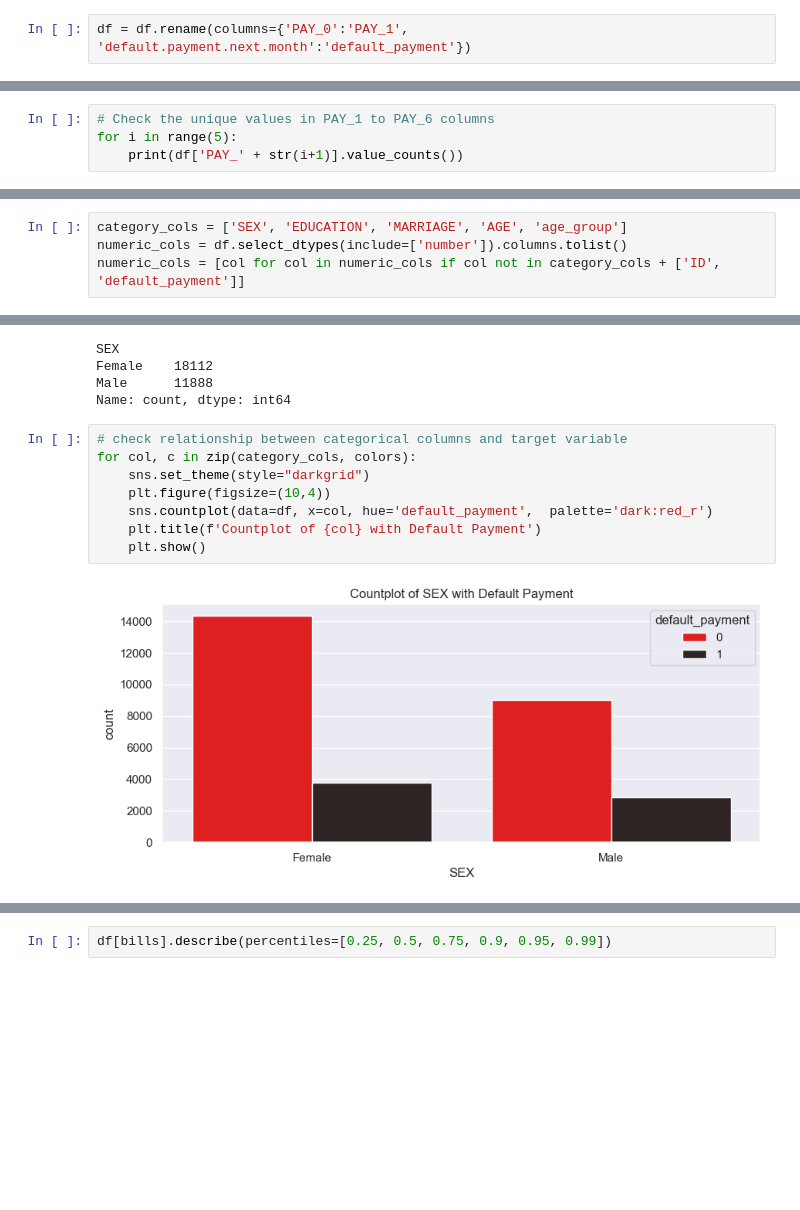
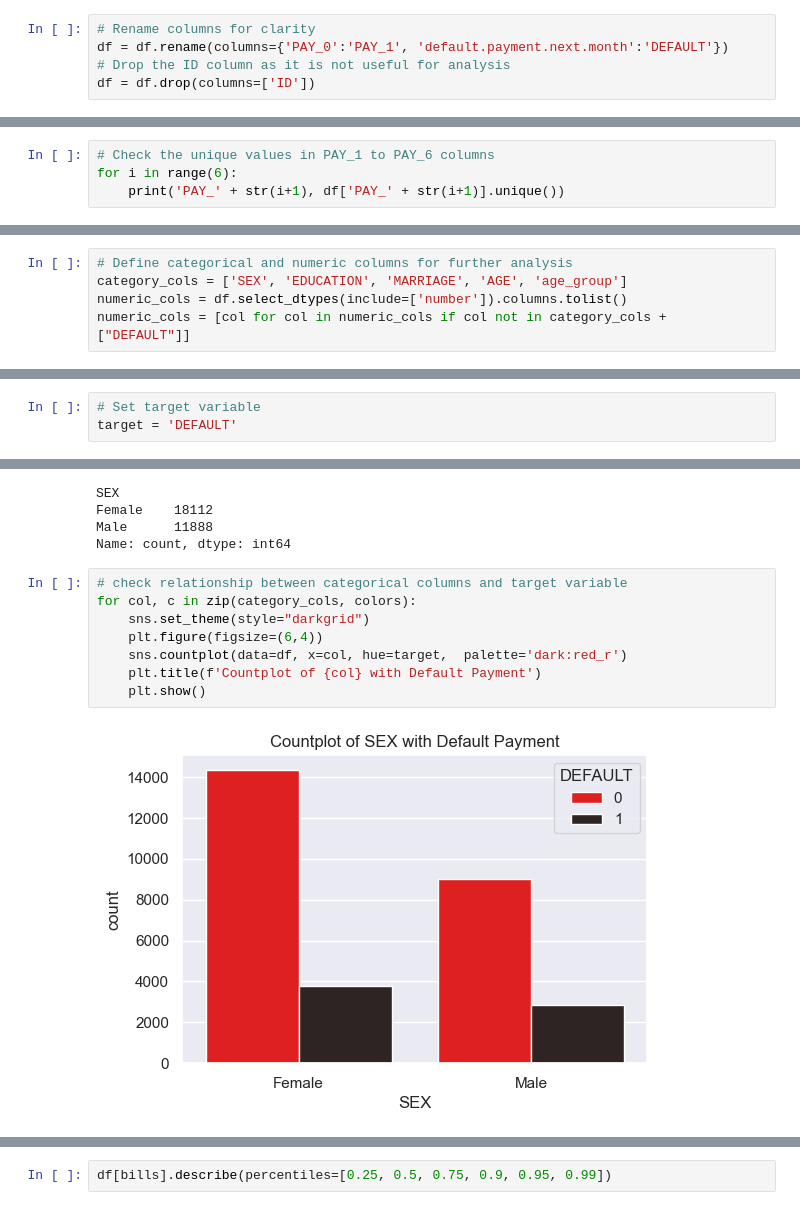
Before and after one commit to malavansa/IT5022-ML-Project, a Jupyter notebook: notebooks/eda_notebook.ipynb, the cells around one changed output, grey strips where cells are left out. Drawn from its saved outputs; the diff is of its cells as text; blank space fills up the shorter version.

```diff
--- a/notebooks/eda_notebook.ipynb
+++ b/notebooks/eda_notebook.ipynb
@@ -124,2 +238,5 @@ Name: count, dtype: int64
 # %%
-df = df.rename(columns={'PAY_0':'PAY_1', 'default.payment.next.month':'default_payment'})
+# Rename columns for clarity
+df = df.rename(columns={'PAY_0':'PAY_1', 'default.payment.next.month':'DEFAULT'})
+# Drop the ID column as it is not useful for analysis
+df = df.drop(columns=['ID'])
@@ -126,5 +253,5 @@ df = df.rename(columns={'PAY_0':'PAY_1', 'default.payment.next.month':'default_p
 # %%
 # Check the unique values in PAY_1 to PAY_6 columns
-for i in range(5):
-    print(df['PAY_' + str(i+1)].value_counts())
+for i in range(6):
+    print('PAY_' + str(i+1), df['PAY_' + str(i+1)].unique())
 # %% [output]
@@ -188,5 +313,6 @@ df['MARRIAGE'].shape
 df['age_group'] = pd.cut(df['AGE'], bins=[20, 30, 40, 50, 60, 70, 80], labels=['21-30', '31-40', '41-50', '51-60', '61-70', '71-80'])
 # %%
+# Define categorical and numeric columns for further analysis
 category_cols = ['SEX', 'EDUCATION', 'MARRIAGE', 'AGE', 'age_group']
 numeric_cols = df.select_dtypes(include=['number']).columns.tolist()
-numeric_cols = [col for col in numeric_cols if col not in category_cols + ['ID', 'default_payment']]
+numeric_cols = [col for col in numeric_cols if col not in category_cols + ["DEFAULT"]]
@@ -193 +325,4 @@ numeric_cols = [col for col in numeric_cols if col not in category_cols + ['ID',
+# %%
+# Set target variable
+target = 'DEFAULT'
 # %% [markdown]
@@ -244,10 +380,10 @@ Name: count, dtype: int64
 # %%
 # check relationship between categorical columns and target variable
 for col, c in zip(category_cols, colors):
     sns.set_theme(style="darkgrid")
-    plt.figure(figsize=(10,4))
-    sns.countplot(data=df, x=col, hue='default_payment',  palette='dark:red_r')
+    plt.figure(figsize=(6,4))
+    sns.countplot(data=df, x=col, hue=target,  palette='dark:red_r')
     plt.title(f'Countplot of {col} with Default Payment')
     plt.show()
 # %% [output]
-[figure, old version]
+[figure, new version]
```
Also changed, not shown: parts of 85 cells of this notebook, 2 other files.
